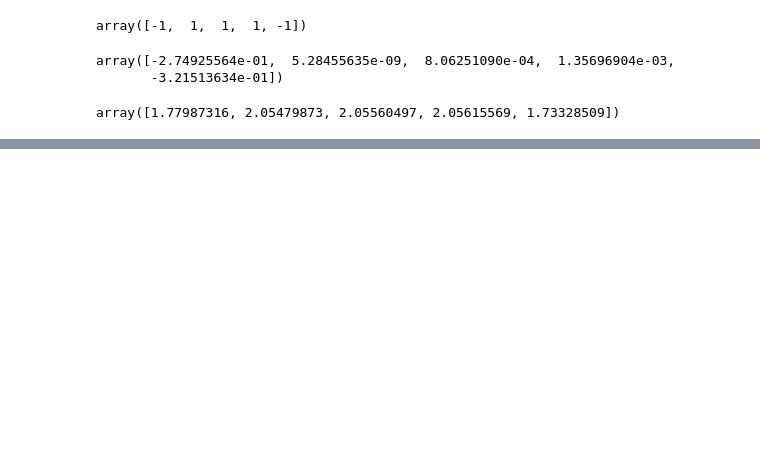
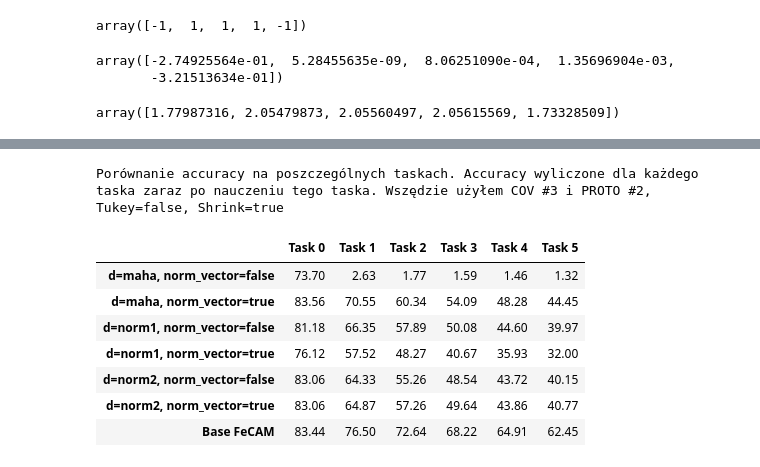
Before and after one commit to matstep0/FeCAM, a Jupyter notebook: chart.ipynb, the cells around one changed output, grey strips where cells are left out. Drawn from its saved outputs; the diff is of its cells as text; code cells hidden in the pictures; blank space fills up the shorter version.

```diff
--- a/chart.ipynb
+++ b/chart.ipynb
@@ -283,0 +304,35 @@ array([1.77987316, 2.05479873, 2.05560497, 2.05615569, 1.73328509])
+# %%
+print('Porównanie accuracy na poszczególnych taskach. Accuracy wyliczone \
+dla każdego taska zaraz po nauczeniu tego taska. Wszędzie użyłem COV #3 i PROTO #2, Tukey=false, Shrink=true')
+
+pd.DataFrame(
+  [
+    [73.7, 2.63, 1.77, 1.59, 1.46, 1.32],
+    [83.56, 70.55, 60.34, 54.09, 48.28, 44.45],
+    [81.18, 66.35, 57.89, 50.08, 44.6, 39.97],
+    [76.12, 57.52, 48.27, 40.67, 35.93, 32.0],
+    [83.06, 64.33, 55.26, 48.54, 43.72, 40.15],
+    [83.06, 64.87, 57.26, 49.64, 43.86, 40.77],
+    [83.44, 76.5, 72.64, 68.22, 64.91, 62.45]
+  ],
+  [
+    'd=maha,  norm_vector=false',
+    'd=maha,  norm_vector=true',
+    'd=norm1, norm_vector=false',
+    'd=norm1, norm_vector=true',
+    'd=norm2, norm_vector=false',
+    'd=norm2, norm_vector=true',
+    'Base FeCAM'
+  ],
+  ['Task 0', 'Task 1', 'Task 2', 'Task 3', 'Task 4', 'Task 5']
+)
+# %% [output]
+Porównanie accuracy na poszczególnych taskach. Accuracy wyliczone dla każdego taska zaraz po nauczeniu tego taska. Wszędzie użyłem COV #3 i PROTO #2, Tukey=false, Shrink=true
+|  | Task 0 | Task 1 | Task 2 | Task 3 | Task 4 | Task 5 |
+| d=maha, norm_vector=false | 73.70 | 2.63 | 1.77 | 1.59 | 1.46 | 1.32 |
+| d=maha, norm_vector=true | 83.56 | 70.55 | 60.34 | 54.09 | 48.28 | 44.45 |
+| d=norm1, norm_vector=false | 81.18 | 66.35 | 57.89 | 50.08 | 44.60 | 39.97 |
+| d=norm1, norm_vector=true | 76.12 | 57.52 | 48.27 | 40.67 | 35.93 | 32.00 |
+| d=norm2, norm_vector=false | 83.06 | 64.33 | 55.26 | 48.54 | 43.72 | 40.15 |
+| d=norm2, norm_vector=true | 83.06 | 64.87 | 57.26 | 49.64 | 43.86 | 40.77 |
+| Base FeCAM | 83.44 | 76.50 | 72.64 | 68.22 | 64.91 | 62.45 |
```
Also changed, not shown: parts of 1 cell of this notebook, 15 other files.
